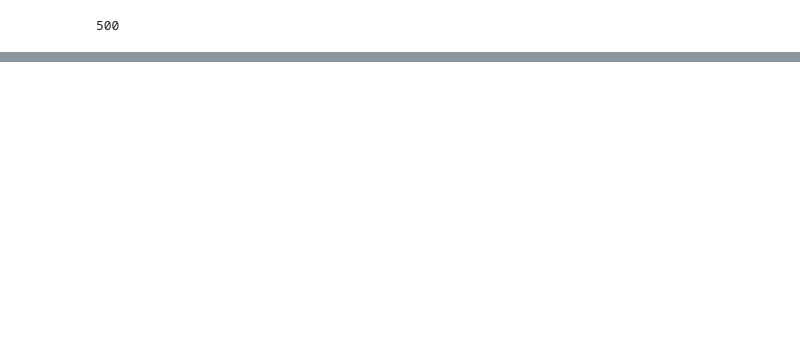
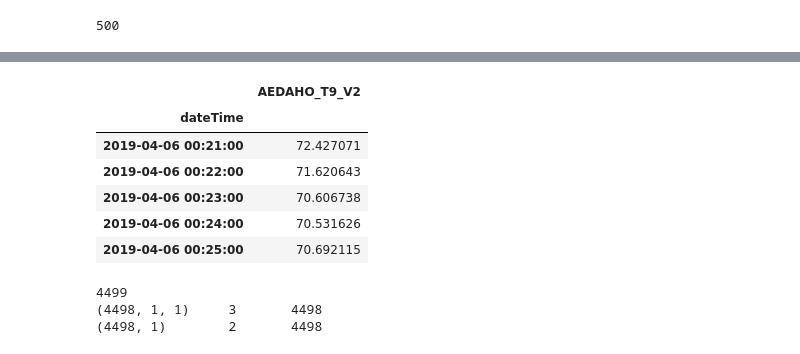
Before and after one commit to atifkarim/Time-Series-Forecasting-Using-Machine-Learning-Algorithm, a Jupyter notebook: univariate_data_for_prediction/vanilla_LSTM_univariate_dataset.ipynb, the cells around one changed output, grey strips where cells are left out. Cells and saved outputs as stored; diff of their text form; code cells hidden in the pictures; blank space fills up the shorter version.

```diff
--- a/univariate_data_for_prediction/vanilla_LSTM_univariate_dataset.ipynb
+++ b/univariate_data_for_prediction/vanilla_LSTM_univariate_dataset.ipynb
@@ -273,0 +283,37 @@ print(Error)
+# %%
+from sklearn import preprocessing
+min_max_scaler = preprocessing.MinMaxScaler()
+# min_max_scaler = preprocessing.MinMaxScaler()
+# np_scaled = min_max_scaler.fit_transform(multivariate_data_drop_zero)
+
+# df_normalized = pd.DataFrame(np_scaled,index=multivariate_data_drop_zero.index,columns=multivariate_column_label)
+
+
+def make_dataset(PandaDataframe):
+
+#     min_max_scaler = preprocessing.MinMaxScaler()
+    global np_scaled
+    np_scaled = min_max_scaler.fit_transform(PandaDataframe)
+    global df_normalized
+    df_normalized = pd.DataFrame(np_scaled,index=PandaDataframe.index,columns = PandaDataframe.columns)
+
+    np_scaled_unnorm = min_max_scaler.inverse_transform(df_normalized)
+    df_normalized_unnorm = pd.DataFrame(np_scaled_unnorm,index=PandaDataframe.index,columns = PandaDataframe.columns)
+    print(PandaDataframe.head(), '\n')
+    print(df_normalized.head(), '\n')
+    print(df_normalized_unnorm.head())
+#     dataset = df_normalized
+    dataset = np.array(df_normalized)
+
+    NumberOfElements = int(len(dataset)*0.9)
+    print('dataset length: ',len(dataset))
+    print('Number of Elements for training: ',NumberOfElements)
+
+    train_data_norm = dataset[0:NumberOfElements]
+    test_data_norm = dataset[NumberOfElements:len(dataset)]
+
+    return train_data_norm, test_data_norm
+
+train_data_vanilla_norm, test_data_vanilla_norm = make_dataset(univariate_data_drop_zero_1)
+print('train_data_vanilla_norm shape: ', train_data_vanilla_norm.shape)
+print('test_data_vanilla_norm shape: ', test_data_vanilla_norm.shape)
@@ -273,0 +348,30 @@ print(Error)
+# %%
+np_scaled_unnorm = min_max_scaler.inverse_transform(df_normalized)
+# global df_normalized
+df_normalized_unnorm_1 = pd.DataFrame(np_scaled_unnorm,index=univariate_data_drop_zero_1.index,columns = univariate_data_drop_zero_1.columns)
+# %%
+df_normalized_unnorm_1.head()
+# %% [output]
+|  | AEDAHO_T9_V2 |
+| dateTime |  |
+| 2019-04-06 00:21:00 | 72.427071 |
+| 2019-04-06 00:22:00 | 71.620643 |
+| 2019-04-06 00:23:00 | 70.606738 |
+| 2019-04-06 00:24:00 | 70.531626 |
+| 2019-04-06 00:25:00 | 70.692115 |
+# %%
+# choose a number of time steps
+n_steps = 1
+# split into samples
+X_train_vanilla_norm, y_train_vanilla_norm = split_sequence(train_data_vanilla_norm, n_steps)
+# print(X.shape,'\t',X.ndim,'\t',X.size)
+# print(y.shape,'\t',y.ndim,'\t',y.size)
+print(X_train_vanilla_norm.shape,'\t',X_train_vanilla_norm.ndim,'\t',X_train_vanilla_norm.size)
+print(y_train_vanilla_norm.shape,'\t',y_train_vanilla_norm.ndim,'\t',y_train_vanilla_norm.size)
+# summarize the data
+# for i in range(len(X)):
+# 	print(X[i], y[i])
+# %% [output]
+4499
+(4498, 1, 1)     3       4498
+(4498, 1)        2       4498
```
Also changed, not shown: parts of 20 cells of this notebook.
